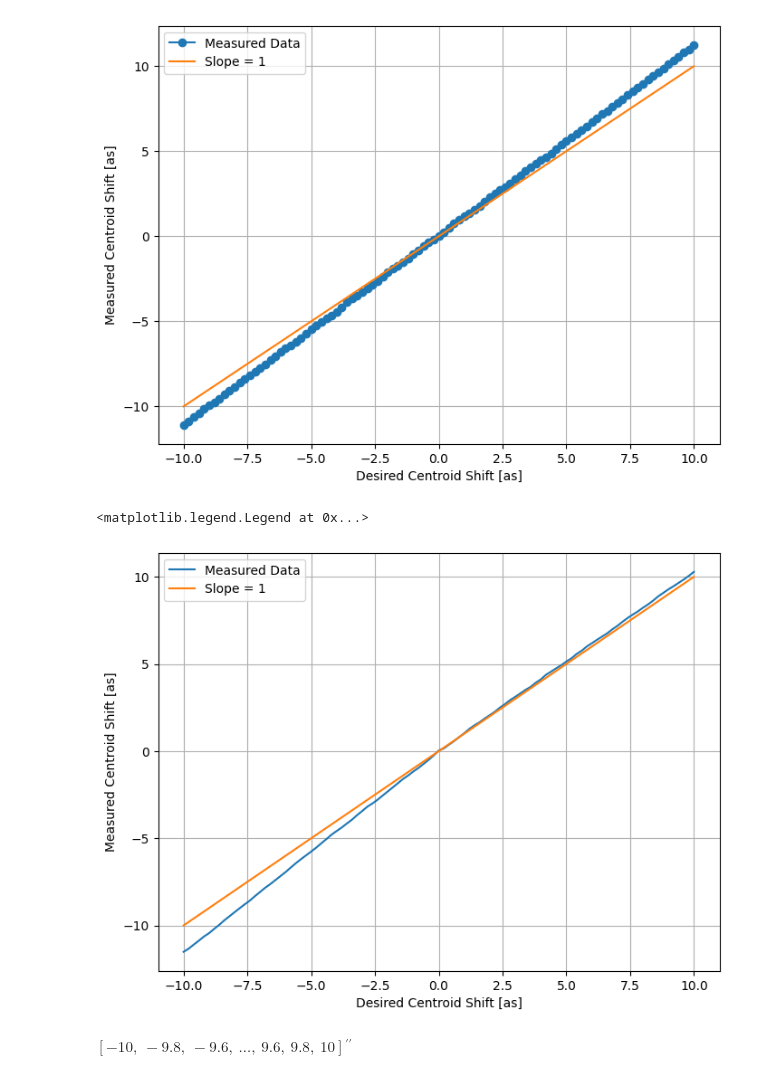
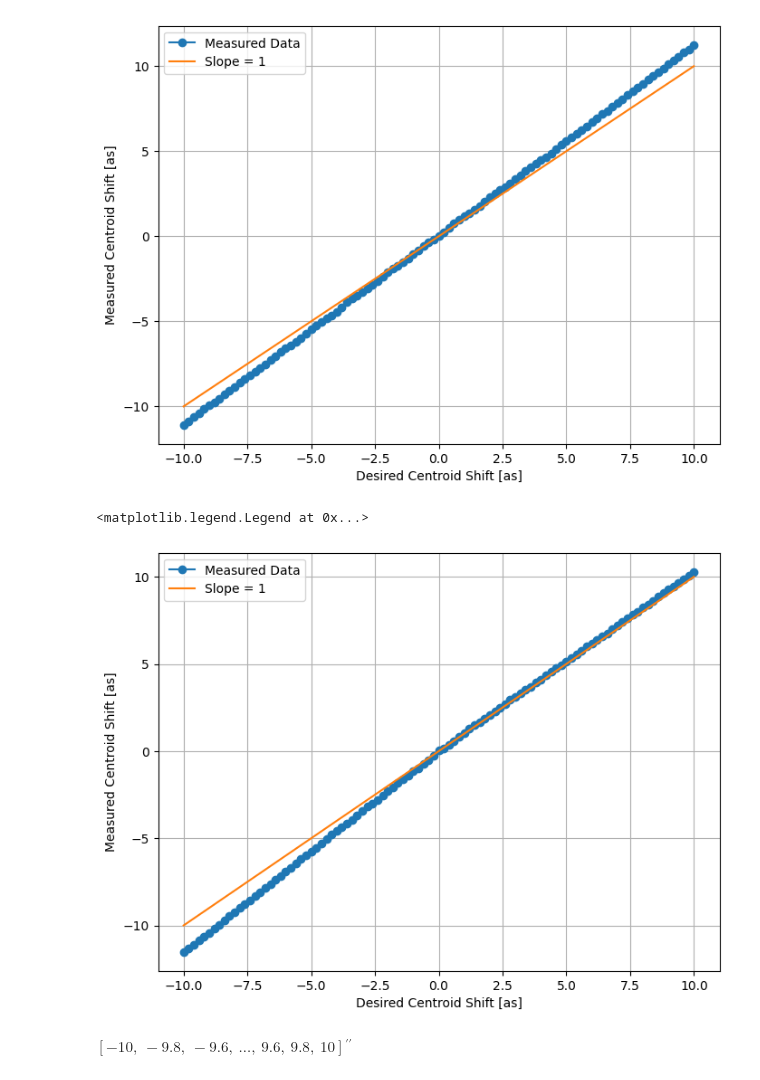
Before and after one commit to nick-lambert/fsm-exps, a Jupyter notebook: test_linearity.ipynb, the cells around one changed output. Cells and saved outputs as stored; diff of their text form; code cells hidden in the pictures.

```diff
--- a/test_linearity.ipynb
+++ b/test_linearity.ipynb
@@ -214,25 +214,25 @@ plt.legend()
 # %%
 steps_pix = step_cents - bias_cents
 steps_as = steps_pix * as_per_pix
 
 total_steps_pix = np.sqrt( np.sum( np.square(steps_pix), axis=1) )
 total_steps_pix[:N//2] *= -1
 
 total_steps_as = total_steps_pix * as_per_pix
 
 fig = plt.figure(figsize=(8,6))
 plt.subplot(111)
-plt.plot(data['desired_steps'], total_steps_as, label='Measured Data')
+plt.plot(data['desired_steps'], total_steps_as, '-o', label='Measured Data')
 plt.plot(data['desired_steps'], data['desired_steps'], label='Slope = 1')
 plt.grid()
 plt.ylabel('Measured Centroid Shift [as]')
 plt.xlabel('Desired Centroid Shift [as]')
 # plt.xlim([-1,1])
 # plt.ylim([-1,1])
 plt.legend()
 # %% [output]
 <matplotlib.legend.Legend at 0x...>
-[figure, old version]
+[figure, new version]
 # %%
 data['desired_steps']
 # %% [output]
```
Also changed, not shown: parts of 1 cell of this notebook, 4 other files.
